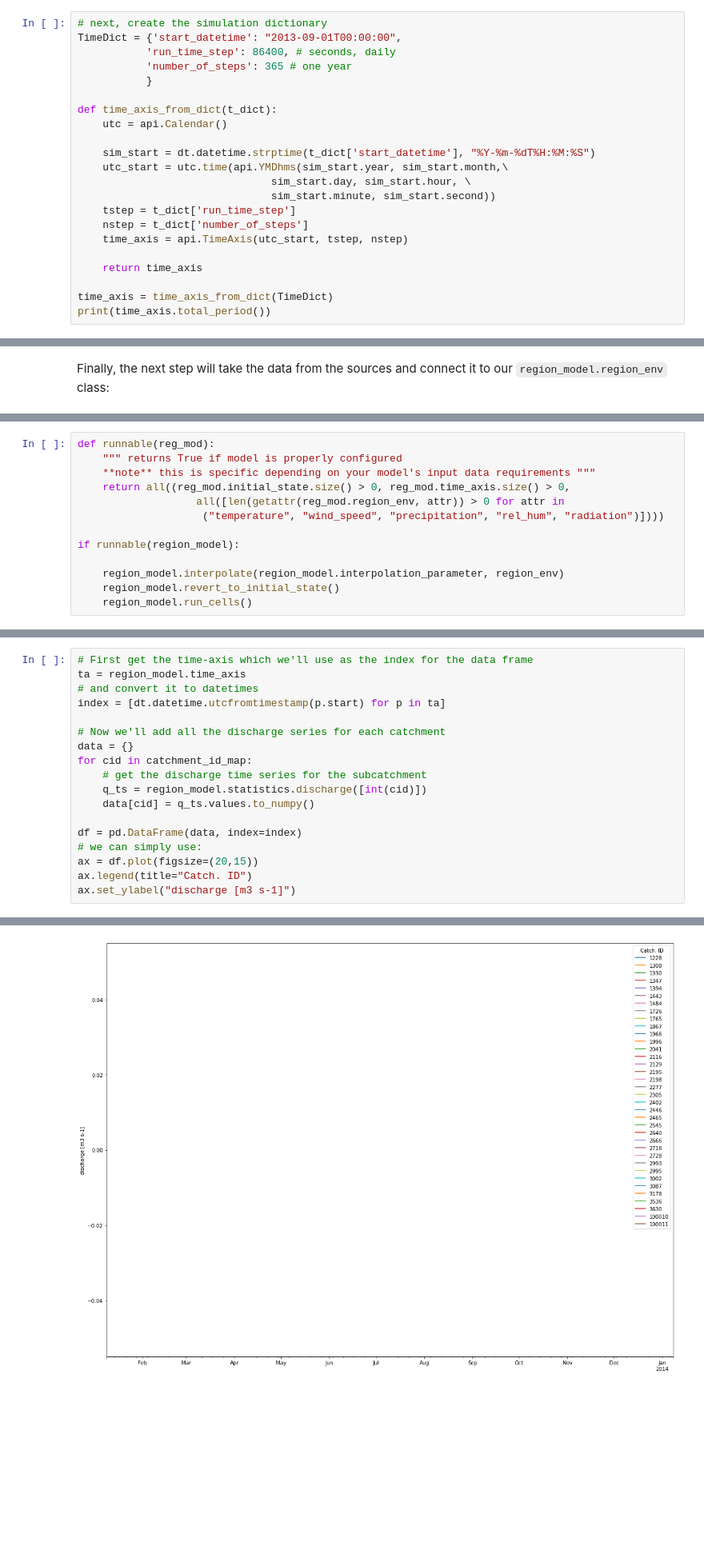
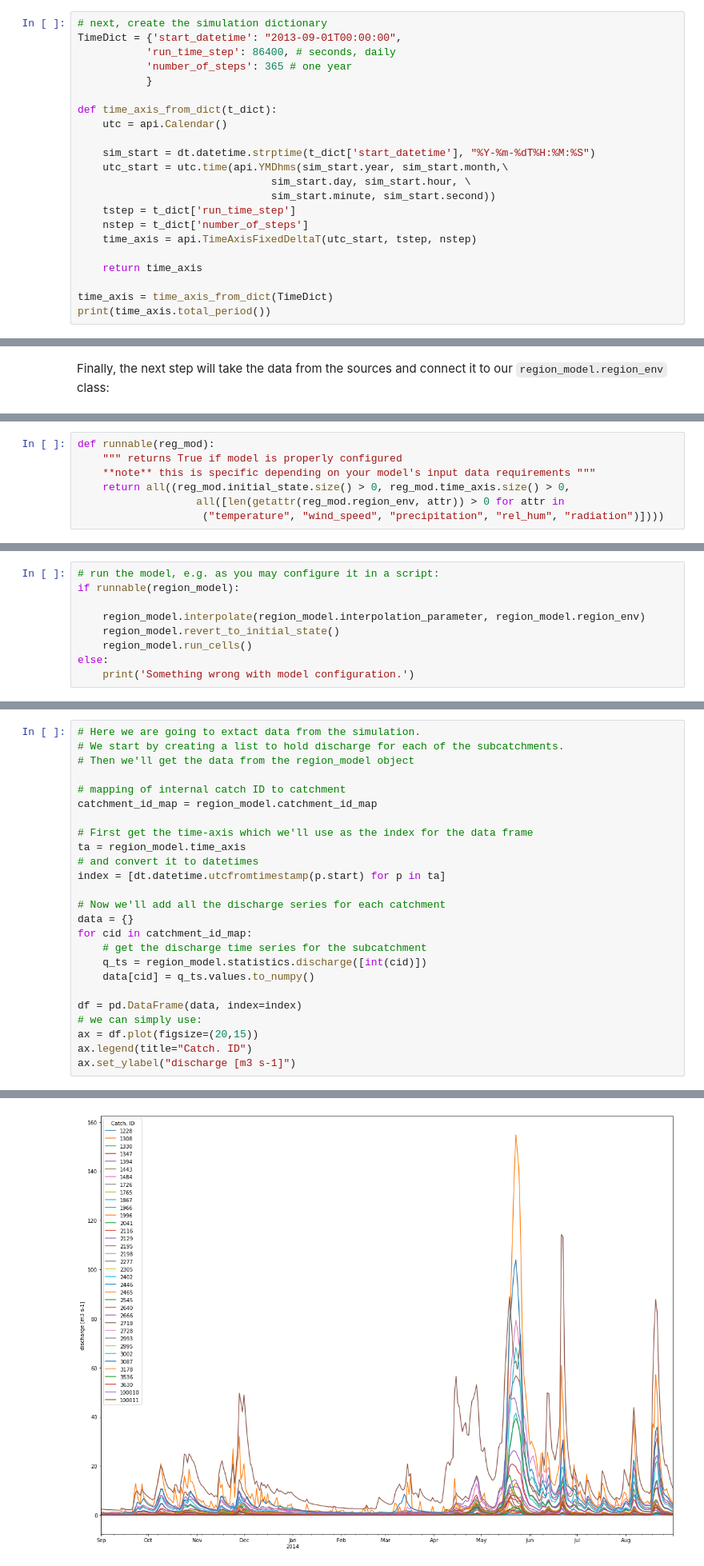
Before and after one commit to annefou/shyft-doc, a Jupyter notebook: notebooks/nea-example/simulation-api.ipynb, the cells around one changed output, grey strips where cells are left out. Shown at 80% size. Saved outputs shown, nothing was run; the diff lists cells and outputs as text; blank space fills up the shorter version.

```diff
--- a/notebooks/nea-example/simulation-api.ipynb
+++ b/notebooks/nea-example/simulation-api.ipynb
@@ -394,7 +390,7 @@ def time_axis_from_dict(t_dict):
                                sim_start.minute, sim_start.second))
     tstep = t_dict['run_time_step']
     nstep = t_dict['number_of_steps']
-    time_axis = api.TimeAxis(utc_start, tstep, nstep)
+    time_axis = api.TimeAxisFixedDeltaT(utc_start, tstep, nstep)
 
     return time_axis
 
@@ -541,9 +541,3 @@ def runnable(reg_mod):
     return all((reg_mod.initial_state.size() > 0, reg_mod.time_axis.size() > 0,
                    all([len(getattr(reg_mod.region_env, attr)) > 0 for attr in
                     ("temperature", "wind_speed", "precipitation", "rel_hum", "radiation")])))
-
-if runnable(region_model):
-
-    region_model.interpolate(region_model.interpolation_parameter, region_env)
-    region_model.revert_to_initial_state()
-    region_model.run_cells()
@@ -592,0 +544,9 @@ ax.legend(handles2[::5], labels2[::5], title='Elevation [m]')
+# %%
+# run the model, e.g. as you may configure it in a script:
+if runnable(region_model):
+
+    region_model.interpolate(region_model.interpolation_parameter, region_model.region_env)
+    region_model.revert_to_initial_state()
+    region_model.run_cells()
+else:
+    print('Something wrong with model configuration.')
@@ -593,22 +559,29 @@ ax.legend(handles2[::5], labels2[::5], title='Elevation [m]')
 # %%
+# Here we are going to extact data from the simulation.
+# We start by creating a list to hold discharge for each of the subcatchments.
+# Then we'll get the data from the region_model object
+
+# mapping of internal catch ID to catchment
+catchment_id_map = region_model.catchment_id_map
+
 # First get the time-axis which we'll use as the index for the data frame
 ta = region_model.time_axis
 # and convert it to datetimes
 index = [dt.datetime.utcfromtimestamp(p.start) for p in ta]
 
 # Now we'll add all the discharge series for each catchment
 data = {}
 for cid in catchment_id_map:
     # get the discharge time series for the subcatchment
     q_ts = region_model.statistics.discharge([int(cid)])
     data[cid] = q_ts.values.to_numpy()
 
 df = pd.DataFrame(data, index=index)
 # we can simply use:
 ax = df.plot(figsize=(20,15))
 ax.legend(title="Catch. ID")
 ax.set_ylabel("discharge [m3 s-1]")
 # %% [output]
 <matplotlib.text.Text at 0x...>
-[figure, old version]
+[figure, new version]
 # %% [markdown]
```
Also changed, not shown: parts of 21 cells of this notebook.
